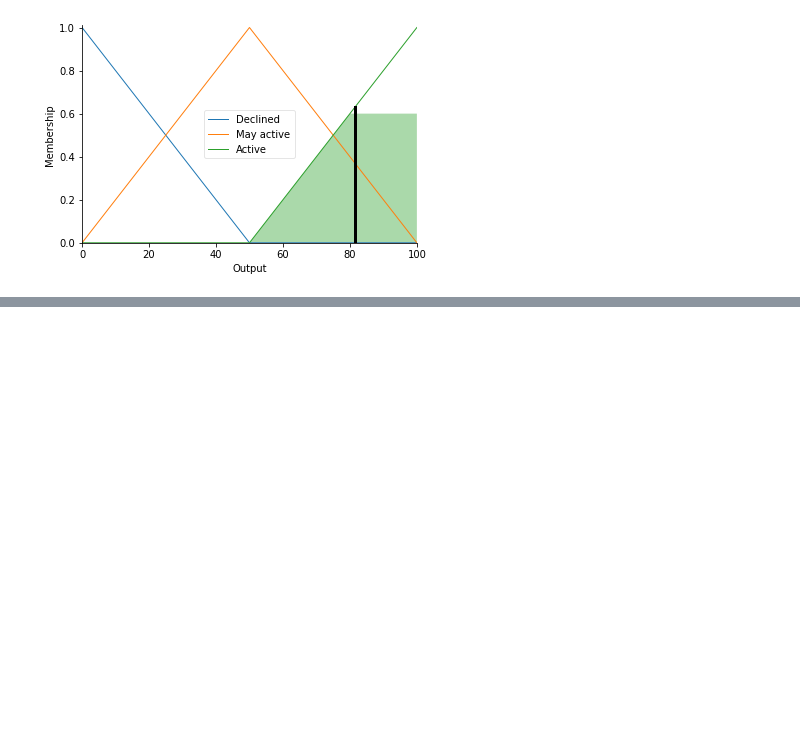
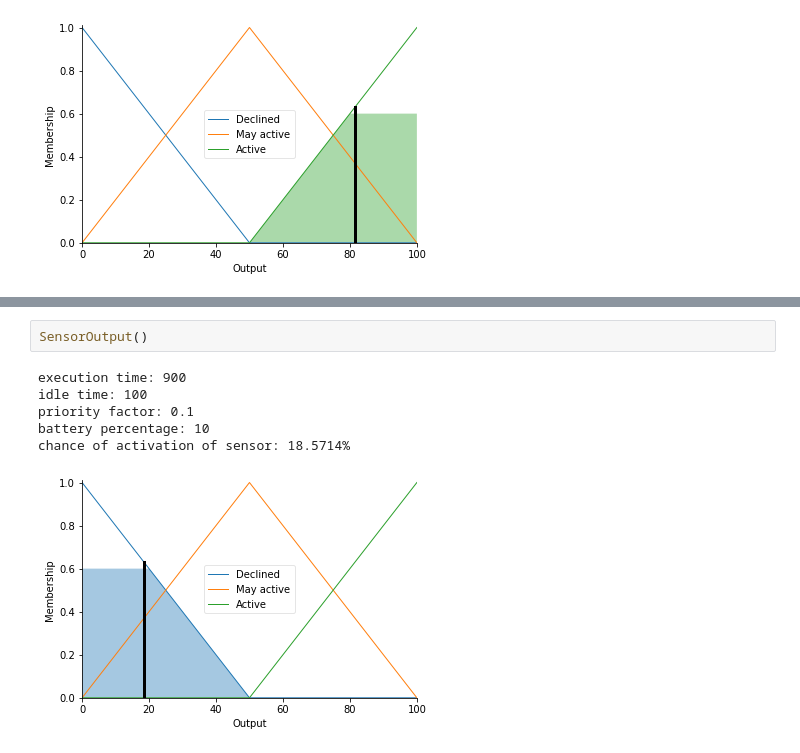
Before and after one commit to Tanuka-Mondal/Fuzzy, a Jupyter notebook: fuzzy2.ipynb, the cells around one changed output, grey strips where cells are left out. Cells and saved outputs as stored; diff of their text form; blank space fills up the shorter version.

```diff
--- a/fuzzy2.ipynb
+++ b/fuzzy2.ipynb
@@ -87,0 +125,9 @@ chance of activation of sensor: 81.4286%
+# %%
+SensorOutput()
+# %% [output]
+execution time: 900
+idle time: 100
+priority factor: 0.1
+battery percentage: 10
+chance of activation of sensor: 18.5714%
+[figure, added]
```
Also changed, not shown: parts of 6 cells of this notebook.
